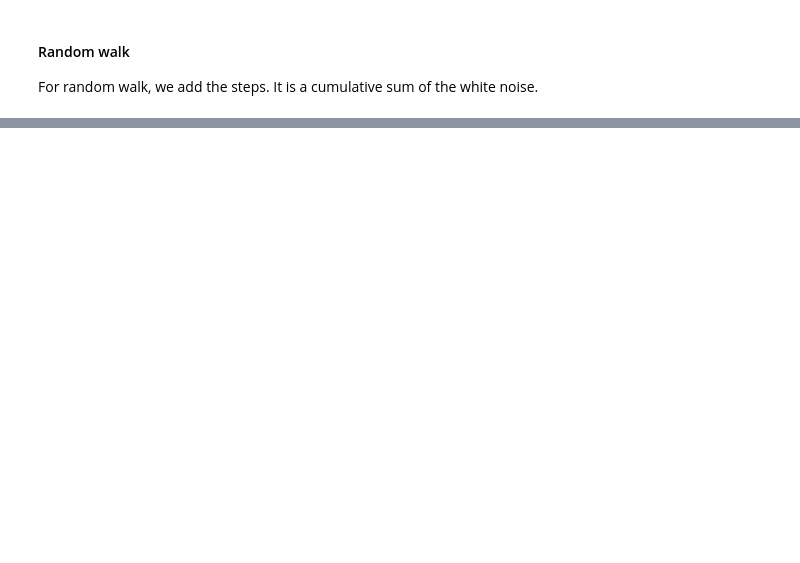
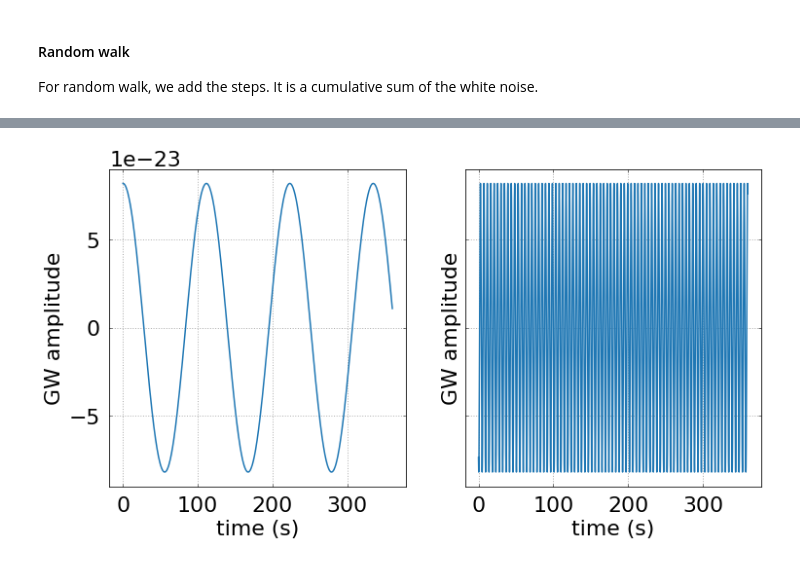
Before and after one commit to CosmoVlad/mcmc-lever, a Jupyter notebook: 6 - Fitting a gravitational wave.ipynb, the cells around one changed output, grey strips where cells are left out. Cells and saved outputs as stored; diff of their text form; code cells hidden in the pictures; blank space fills up the shorter version.

```diff
--- a/6 - Fitting a gravitational wave.ipynb
+++ b/6 - Fitting a gravitational wave.ipynb
@@ -347,0 +376,40 @@ ax.legend();
+# %%
+from GWcalculator.core.commonFunctions import *
+from GWcalculator.core.constants import *
+
+m1 = 10*Msun
+m2 = 10*Msun
+r = 0.001*AU
+DL = 1*Mpc
+
+Mc,_ = M1M2toMcEta(m1,m2)
+f0 = (1/np.pi)*np.sqrt((m1+m2)/r**3)
+fdot0 = (96/5/np.pi)*(np.pi*Mc*f0)**(11./3) / Mc**2
+
+def h_GW(time, psi0=0):
+    return np.sqrt(3)*np.pi**(2./3)\
+            * Mc**(5./3) * f**(2./3) / DL * np.cos(2*np.pi*f0*time + np.pi*fdot0*time**2 + psi0)
+# %%
+t = np.linspace(0, year/365/24/10, 100000)
+t0 = year*1e+4
+f = f0 + fdot0*t
+
+h1 = h_GW(t)
+h2 = h_GW(t + t0)
+
+fig,axes = plt.subplots(ncols=2, nrows=1, figsize=(12,6), sharey=True)
+
+ax1,ax2 = axes
+
+ax1.plot(t,h1)
+ax2.plot(t, h2)
+
+for ax in axes:
+    ax.grid(True,linestyle=':',linewidth='1.')
+    ax.xaxis.set_ticks_position('both')
+    ax.yaxis.set_ticks_position('both')
+    ax.tick_params('both',length=3,width=0.5,which='both',direction = 'in',pad=10)
+    ax.set_xlabel('time (s)')
+    ax.set_ylabel('GW amplitude')
+# %% [output]
+[figure, added]
```
Also changed, not shown: parts of 20 cells of this notebook.
